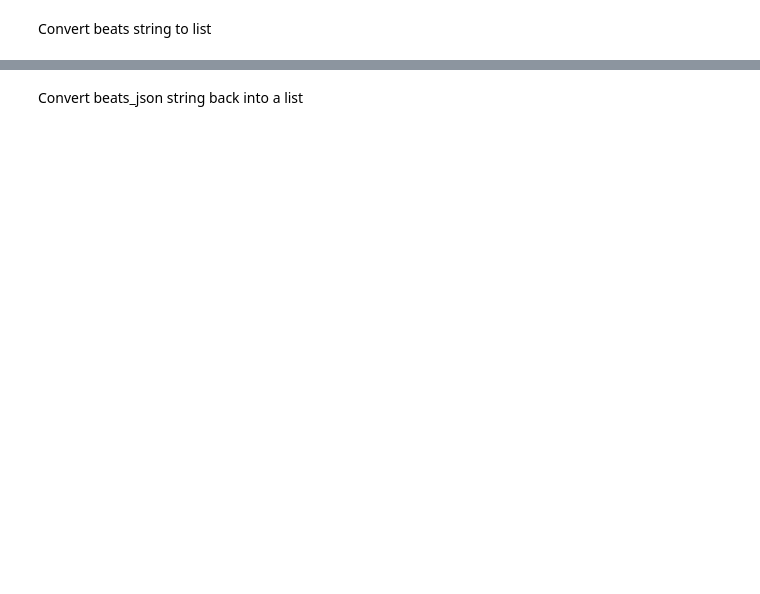
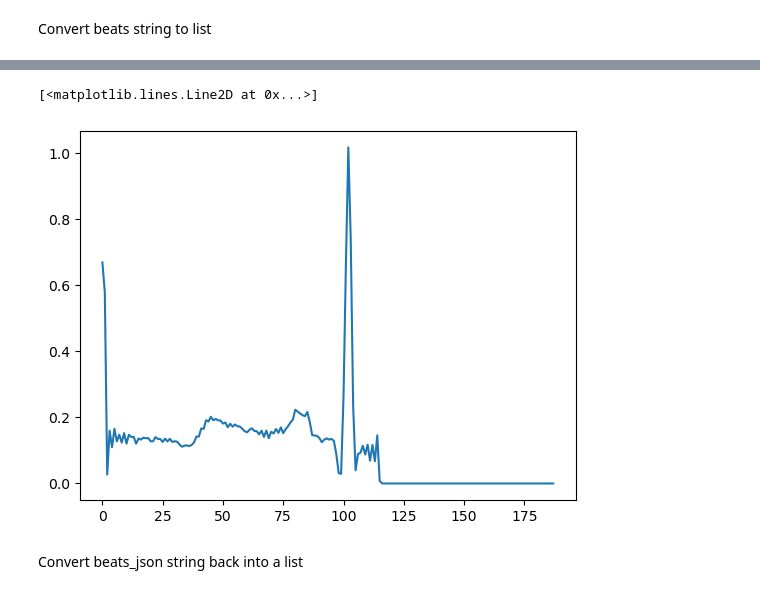
Before and after one commit to ifran-rahman/Federated-ECG, a Jupyter notebook: ECG_Processing_API/test.ipynb, the cells around one changed output, grey strips where cells are left out. Cells and saved outputs as stored; diff of their text form; code cells hidden in the pictures; blank space fills up the shorter version.

```diff
--- a/ECG_Processing_API/test.ipynb
+++ b/ECG_Processing_API/test.ipynb
@@ -190,5 +219,8 @@ new_df
 # %%
-plt.plot(beats[10])
+plt.plot(beats[1])
+# %% [output]
+[<matplotlib.lines.Line2D at 0x...>]
+[figure, added]
 # %% [markdown]
 Convert beats_json string back into a list
 # %%
```
Also changed, not shown: parts of 8 cells of this notebook, 6 other files.
